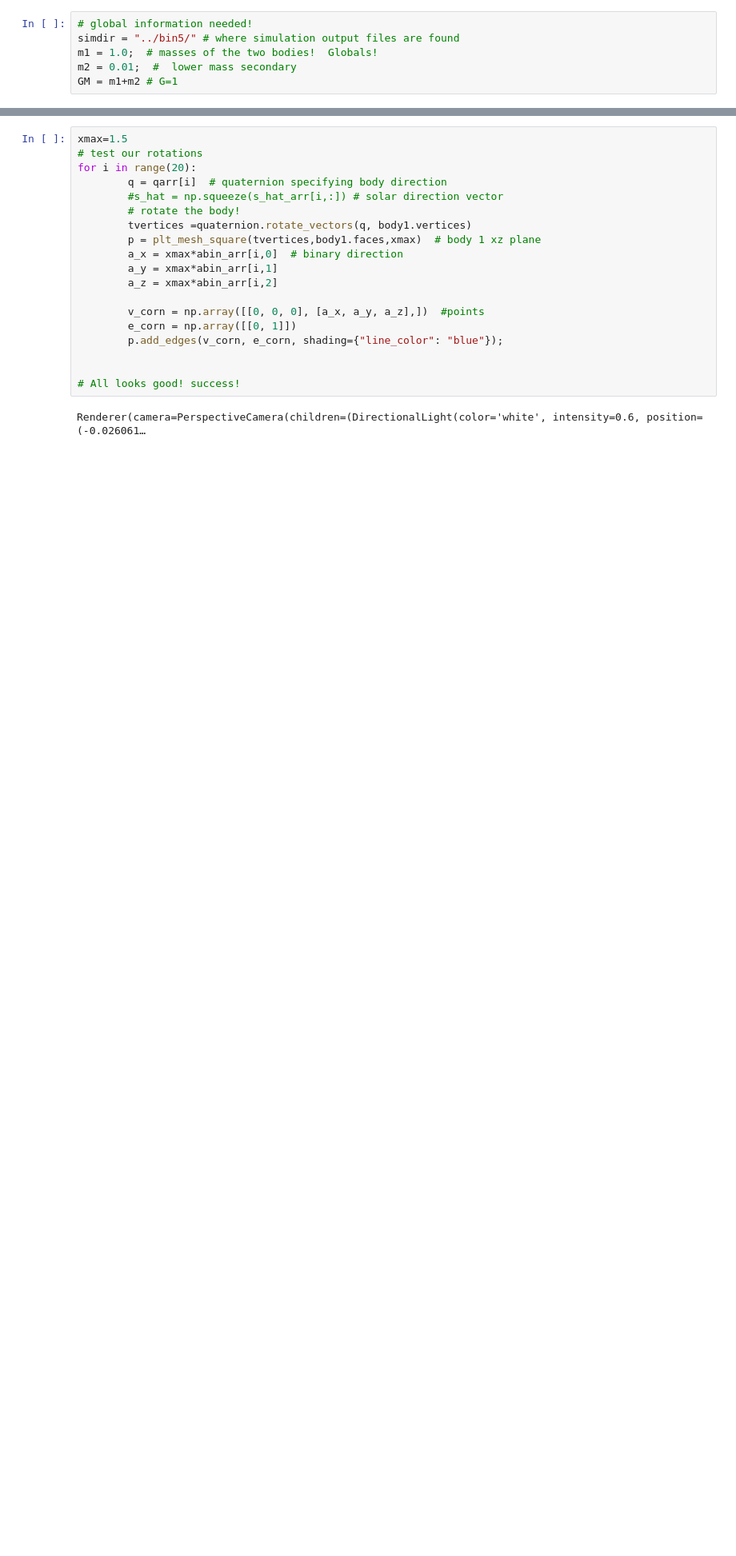
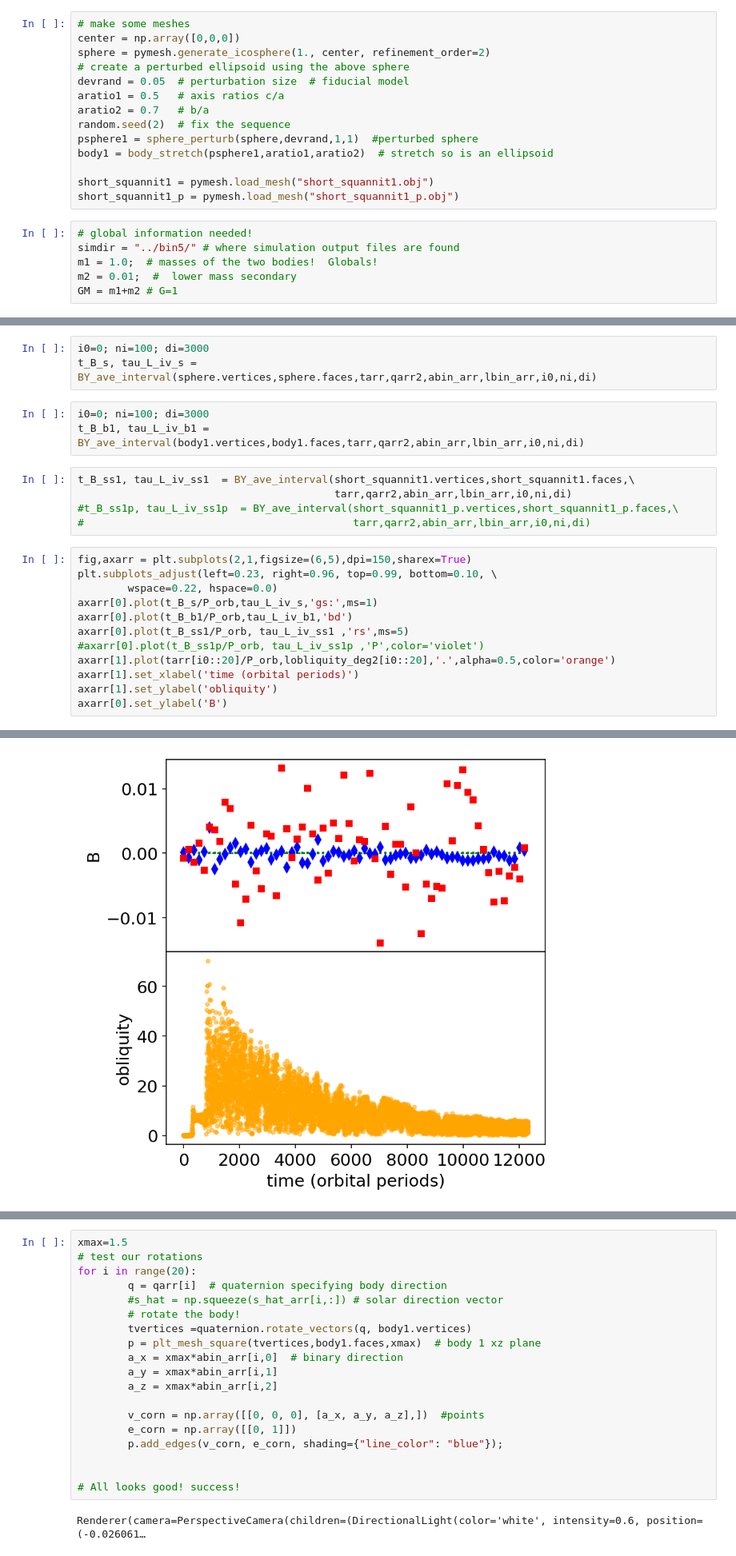
Before and after one commit to aquillen/asteroid_binary, a Jupyter notebook: myexamples/pylab/bin_BYORP1.ipynb, the cells around one changed output, grey strips where cells are left out. Shown at 80% size. Drawn from its saved outputs; the diff is of its cells as text; blank space fills up the shorter version.

```diff
--- a/myexamples/pylab/bin_BYORP1.ipynb
+++ b/myexamples/pylab/bin_BYORP1.ipynb
@@ -304,3 +325,17 @@ def compute_BY_orbit_ave(vertices,faces,tarr,qarr,a_bin_arr,l_bin):
+# %%
+# make some meshes
+center = np.array([0,0,0])
+sphere = pymesh.generate_icosphere(1., center, refinement_order=2)
+# create a perturbed ellipsoid using the above sphere
+devrand = 0.05  # perturbation size  # fiducial model
+aratio1 = 0.5   # axis ratios c/a
+aratio2 = 0.7   # b/a
+random.seed(2)  # fix the sequence
+psphere1 = sphere_perturb(sphere,devrand,1,1)  #perturbed sphere
+body1 = body_stretch(psphere1,aratio1,aratio2)  # stretch so is an ellipsoid
+
+short_squannit1 = pymesh.load_mesh("short_squannit1.obj")
+short_squannit1_p = pymesh.load_mesh("short_squannit1_p.obj")
 # %%
 # global information needed!
 simdir = "../bin5/" # where simulation output files are found
@@ -396,0 +368,24 @@ plt.plot([min(tarr[i0:i1]),max(tarr[i0:i1])],[0,0],'r-')
+# %%
+i0=0; ni=100; di=3000
+t_B_s, tau_L_iv_s = BY_ave_interval(sphere.vertices,sphere.faces,tarr,qarr2,abin_arr,lbin_arr,i0,ni,di)
+# %%
+i0=0; ni=100; di=3000
+t_B_b1, tau_L_iv_b1 = BY_ave_interval(body1.vertices,body1.faces,tarr,qarr2,abin_arr,lbin_arr,i0,ni,di)
+# %%
+t_B_ss1, tau_L_iv_ss1  = BY_ave_interval(short_squannit1.vertices,short_squannit1.faces,\
+                                         tarr,qarr2,abin_arr,lbin_arr,i0,ni,di)
+#t_B_ss1p, tau_L_iv_ss1p  = BY_ave_interval(short_squannit1_p.vertices,short_squannit1_p.faces,\
+#                                           tarr,qarr2,abin_arr,lbin_arr,i0,ni,di)
+# %%
+fig,axarr = plt.subplots(2,1,figsize=(6,5),dpi=150,sharex=True)
+plt.subplots_adjust(left=0.23, right=0.96, top=0.99, bottom=0.10, \
+        wspace=0.22, hspace=0.0)
+axarr[0].plot(t_B_s/P_orb,tau_L_iv_s,'gs:',ms=1)
+axarr[0].plot(t_B_b1/P_orb,tau_L_iv_b1,'bd')
+axarr[0].plot(t_B_ss1/P_orb, tau_L_iv_ss1 ,'rs',ms=5)
+#axarr[0].plot(t_B_ss1p/P_orb, tau_L_iv_ss1p ,'P',color='violet')
+axarr[1].plot(tarr[i0::20]/P_orb,lobliquity_deg2[i0::20],'.',alpha=0.5,color='orange')
+axarr[1].set_xlabel('time (orbital periods)')
+axarr[1].set_ylabel('obliquity')
+axarr[0].set_ylabel('B')
+# %% [output]
@@ -396,0 +393 @@ plt.plot([min(tarr[i0:i1]),max(tarr[i0:i1])],[0,0],'r-')
+[figure, added]
```
Also changed, not shown: parts of 29 cells of this notebook.
